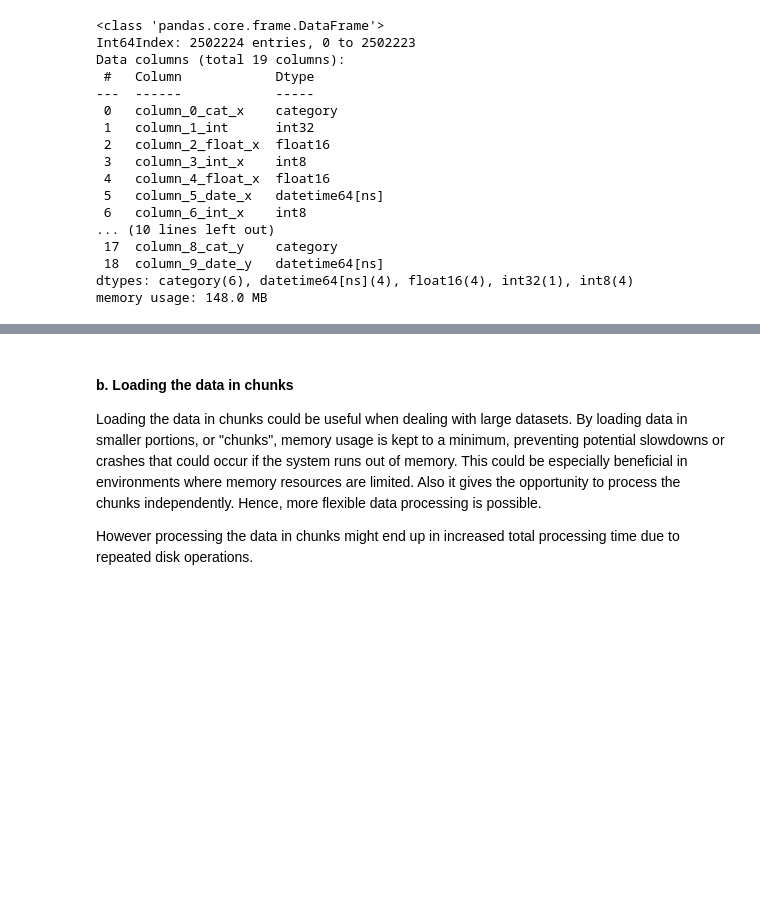
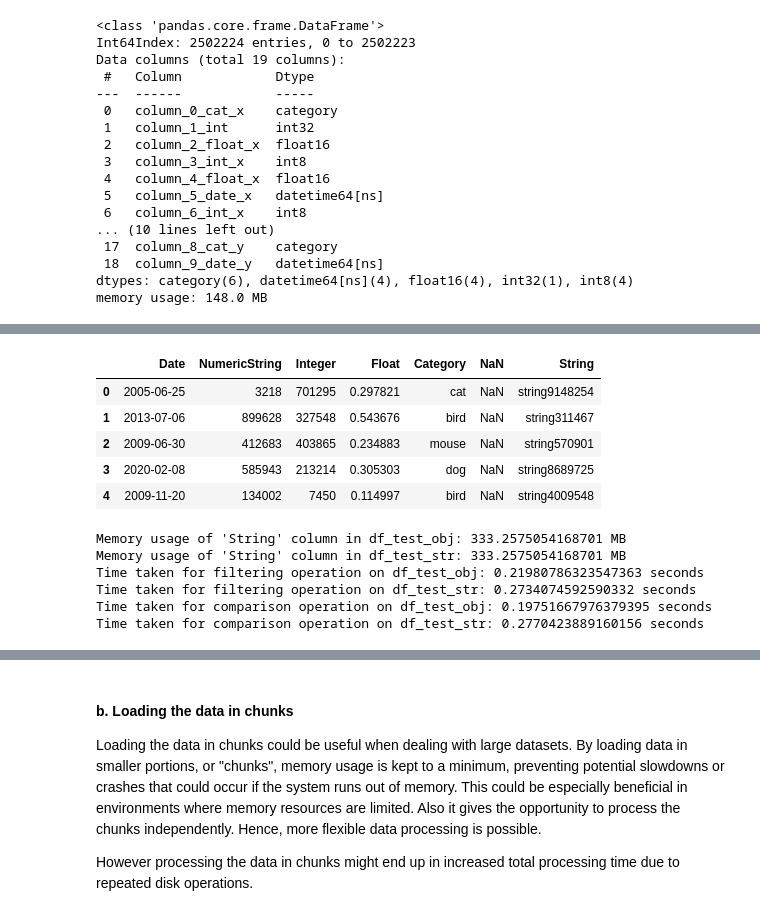
Before and after one commit to harunugurlu/mobile-action-internship, a Jupyter notebook: Data Science/PoC/Memory Usage Optimization/memory-usage-optimization-poc.ipynb, the cells around one changed output, grey strips where cells are left out. Drawn from its saved outputs; the diff is of its cells as text; code cells hidden in the pictures; blank space fills up the shorter version.

```diff
--- a/Data Science/PoC/Memory Usage Optimization/memory-usage-optimization-poc.ipynb
+++ b/Data Science/PoC/Memory Usage Optimization/memory-usage-optimization-poc.ipynb
@@ -424,0 +598,44 @@ memory usage: 148.0 MB
+# %%
+df_test_str.head()
+# %% [output]
+|  | Date | NumericString | Integer | Float | Category | NaN | String |
+| 0 | 2005-06-25 | 3218 | 701295 | 0.297821 | cat | NaN | string9148254 |
+| 1 | 2013-07-06 | 899628 | 327548 | 0.543676 | bird | NaN | string311467 |
+| 2 | 2009-06-30 | 412683 | 403865 | 0.234883 | mouse | NaN | string570901 |
+| 3 | 2020-02-08 | 585943 | 213214 | 0.305303 | dog | NaN | string8689725 |
+| 4 | 2009-11-20 | 134002 | 7450 | 0.114997 | bird | NaN | string4009548 |
+# %%
+import time
+
+# Convert the 'String' column in df_test_str to StringDtype
+# 'string' is an alias for StringDtype.
+df_test_str['String'] = df_test_str['String'].astype('string')
+
+# Compare memory usage
+print(f"Memory usage of 'String' column in df_test_obj: {df_test_obj['String'].memory_usage(deep=True) / 1024**2} MB")
+print(f"Memory usage of 'String' column in df_test_str: {df_test_str['String'].memory_usage(deep=True) / 1024**2} MB")
+
+# Perform filtering operation and compare execution time
+start_time = time.time()
+df_test_obj[df_test_obj['String'] == 'string5000000']
+print(f"Time taken for filtering operation on df_test_obj: {time.time() - start_time} seconds")
+
+start_time = time.time()
+df_test_str[df_test_str['String'] == 'string5000000']
+print(f"Time taken for filtering operation on df_test_str: {time.time() - start_time} seconds")
+
+# Perform comparison operation and compare execution time
+start_time = time.time()
+df_test_obj['String'] == 'string5000000'
+print(f"Time taken for comparison operation on df_test_obj: {time.time() - start_time} seconds")
+
+start_time = time.time()
+df_test_str['String'] == 'string5000000'
+print(f"Time taken for comparison operation on df_test_str: {time.time() - start_time} seconds")
+# %% [output]
+Memory usage of 'String' column in df_test_obj: 333.2575054168701 MB
+Memory usage of 'String' column in df_test_str: 333.2575054168701 MB
+Time taken for filtering operation on df_test_obj: 0.21980786323547363 seconds
+Time taken for filtering operation on df_test_str: 0.2734074592590332 seconds
+Time taken for comparison operation on df_test_obj: 0.19751667976379395 seconds
+Time taken for comparison operation on df_test_str: 0.2770423889160156 seconds
```
Also changed, not shown: parts of 45 cells of this notebook.
